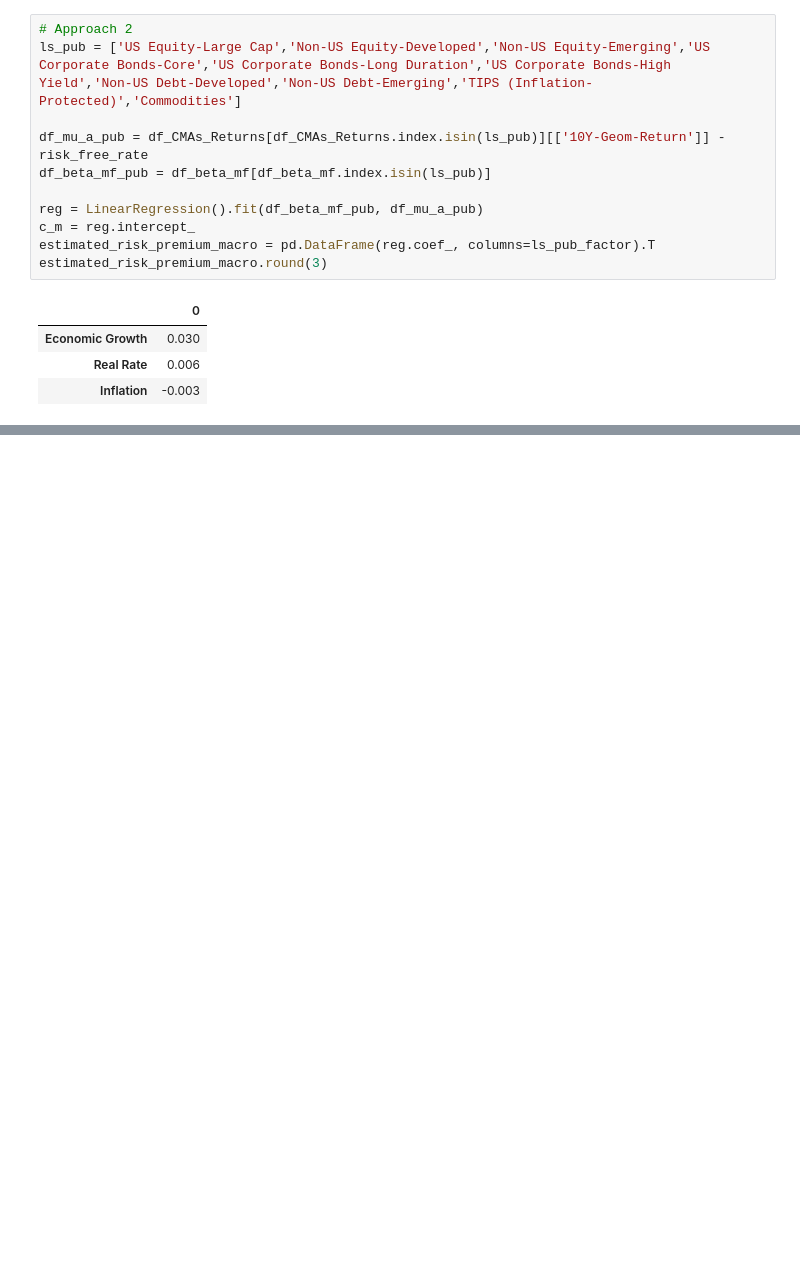
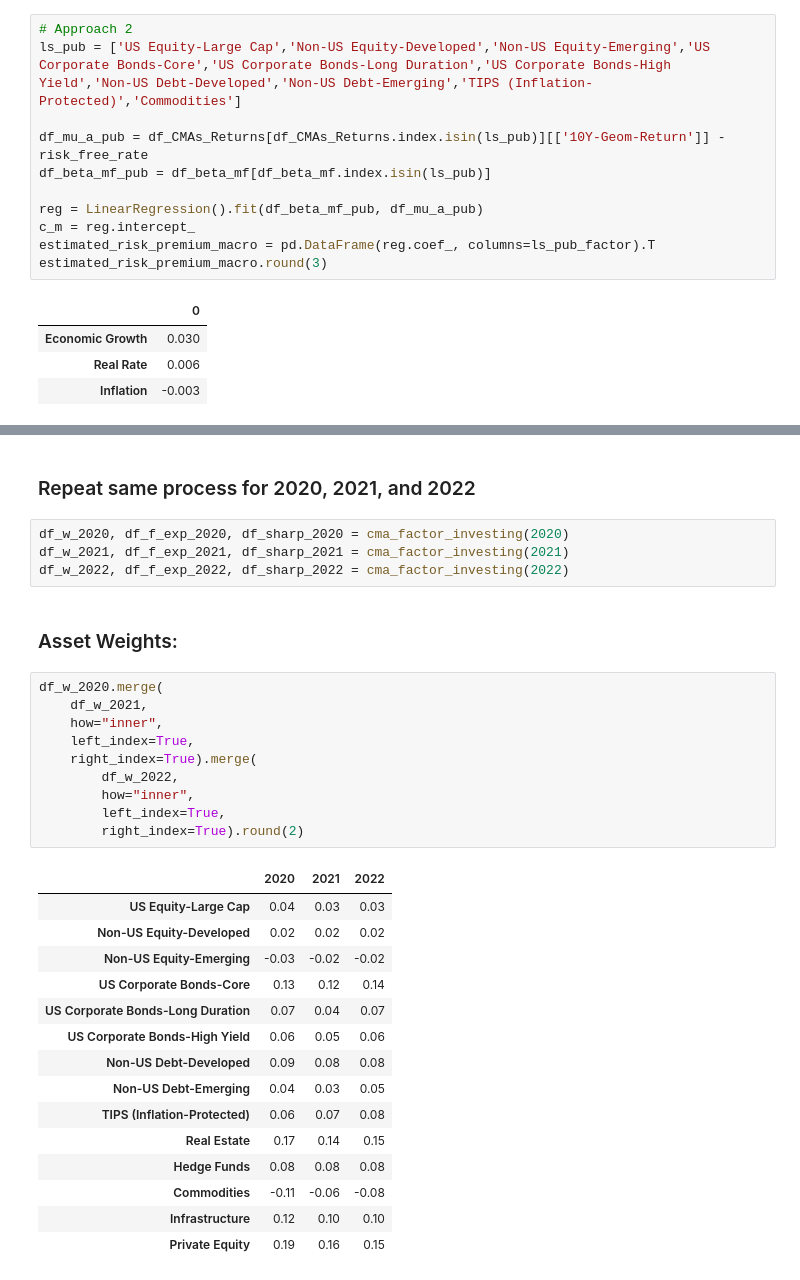
Before and after one commit to krocellx/finance, a Jupyter notebook: Factor_Investing_Using_CMAs_Update.ipynb, the cells around one changed output, grey strips where cells are left out. Saved outputs shown, nothing was run; the diff lists cells and outputs as text; blank space fills up the shorter version.

```diff
--- a/Factor_Investing_Using_CMAs_Update.ipynb
+++ b/Factor_Investing_Using_CMAs_Update.ipynb
@@ -545,0 +641,34 @@ df_pf_std.round(4)
+# %% [markdown]
+### Repeat same process for 2020, 2021, and 2022
+# %%
+df_w_2020, df_f_exp_2020, df_sharp_2020 = cma_factor_investing(2020)
+df_w_2021, df_f_exp_2021, df_sharp_2021 = cma_factor_investing(2021)
+df_w_2022, df_f_exp_2022, df_sharp_2022 = cma_factor_investing(2022)
+# %% [markdown]
+### Asset Weights:
+# %%
+df_w_2020.merge(
+    df_w_2021,
+    how="inner",
+    left_index=True,
+    right_index=True).merge(
+        df_w_2022,
+        how="inner",
+        left_index=True,
+        right_index=True).round(2)
+# %% [output]
+|  | 2020 | 2021 | 2022 |
+| US Equity-Large Cap | 0.04 | 0.03 | 0.03 |
+| Non-US Equity-Developed | 0.02 | 0.02 | 0.02 |
+| Non-US Equity-Emerging | -0.03 | -0.02 | -0.02 |
+| US Corporate Bonds-Core | 0.13 | 0.12 | 0.14 |
+| US Corporate Bonds-Long Duration | 0.07 | 0.04 | 0.07 |
+| US Corporate Bonds-High Yield | 0.06 | 0.05 | 0.06 |
+| Non-US Debt-Developed | 0.09 | 0.08 | 0.08 |
+| Non-US Debt-Emerging | 0.04 | 0.03 | 0.05 |
+| TIPS (Inflation-Protected) | 0.06 | 0.07 | 0.08 |
+| Real Estate | 0.17 | 0.14 | 0.15 |
+| Hedge Funds | 0.08 | 0.08 | 0.08 |
+| Commodities | -0.11 | -0.06 | -0.08 |
+| Infrastructure | 0.12 | 0.10 | 0.10 |
+| Private Equity | 0.19 | 0.16 | 0.15 |
```
Also changed, not shown: parts of 23 cells of this notebook, 1 other file.
